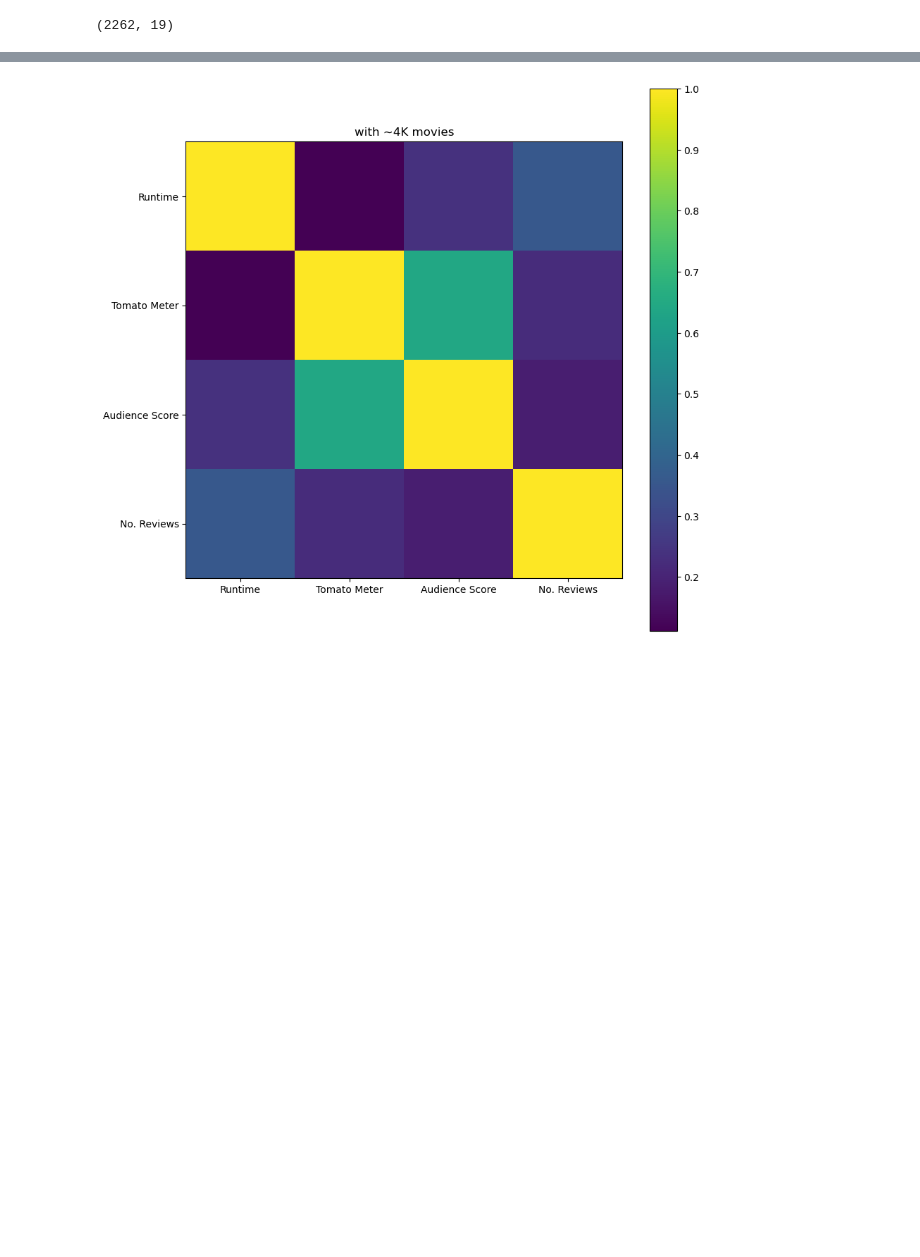
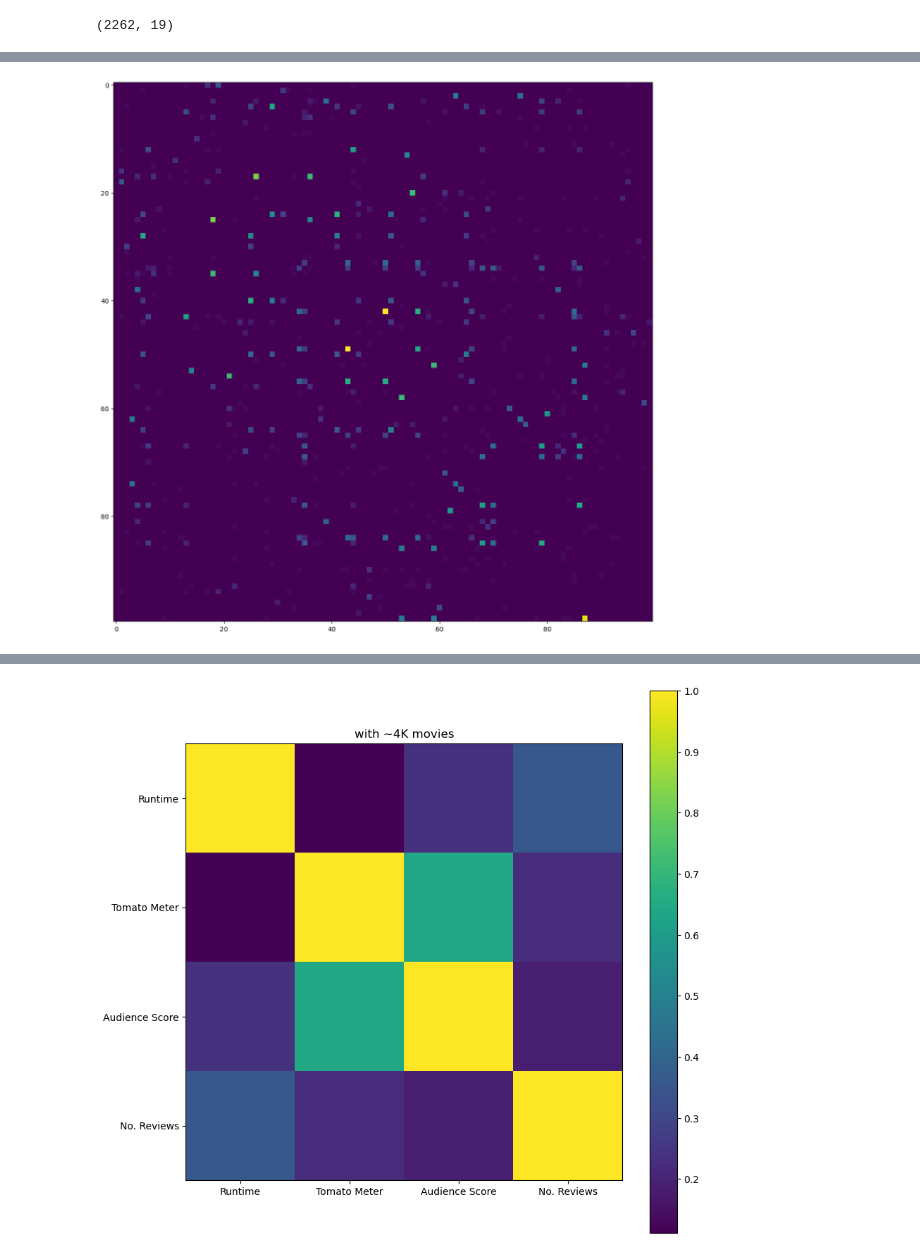
Before and after one commit to Sorooshi/Rotten_Tomatoes_DatabaSet, a Jupyter notebook: notebooks/a02_generate_two_movie_datasets.ipynb, the cells around one changed output, grey strips where cells are left out. Saved outputs shown, nothing was run; the diff lists cells and outputs as text; code cells hidden in the pictures; blank space fills up the shorter version.

Commit message:
EDA + Visualization

```diff
--- a/notebooks/a02_generate_two_movie_datasets.ipynb
+++ b/notebooks/a02_generate_two_movie_datasets.ipynb
@@ -175,7 +175,10 @@ set(errors_4k)
 # EDA
 # %%
 
+
 medium_movies_data = pd.read_csv("../data/medium_movies_data.csv", )
-large_movies_data = pd.read_csv("../data/large_movies_data.csv", )
-print(medium_movies_data.shape, large_movies_data.shape)
+medium_data_df_a = pd.read_csv("../data/medium_data_df_a.csv", )
+medium_data_a = pd.read_csv("../data/medium_data_a.csv", )
+
+print(medium_movies_data.shape, medium_data_df_a.shape, medium_data_a.shape)
 # %% [output]
@@ -270,9 +273,3 @@ medium_movies_data.groupby(["Director", "Producer", "Writer"]).count()
 medium_movies_data.shape
 # %% [output]
 (2262, 19)
-# %%
-
-medium_data_a = pd.read_csv("../data/medium_data_a.csv")
-medium_data_df_a = pd.read_csv("../data/medium_data_df_a.csv")
-
-medium_data_a.shape, medium_data_df_a.shape
@@ -312,0 +311,7 @@ medium_data_df_a
+# %%
+
+plt.figure(figsize=(15, 15))
+plt.imshow(medium_data_a.values[:100, :100])
+plt.show()
+# %% [output]
+[figure, added]
```
Also changed, not shown: parts of 16 cells of this notebook.
